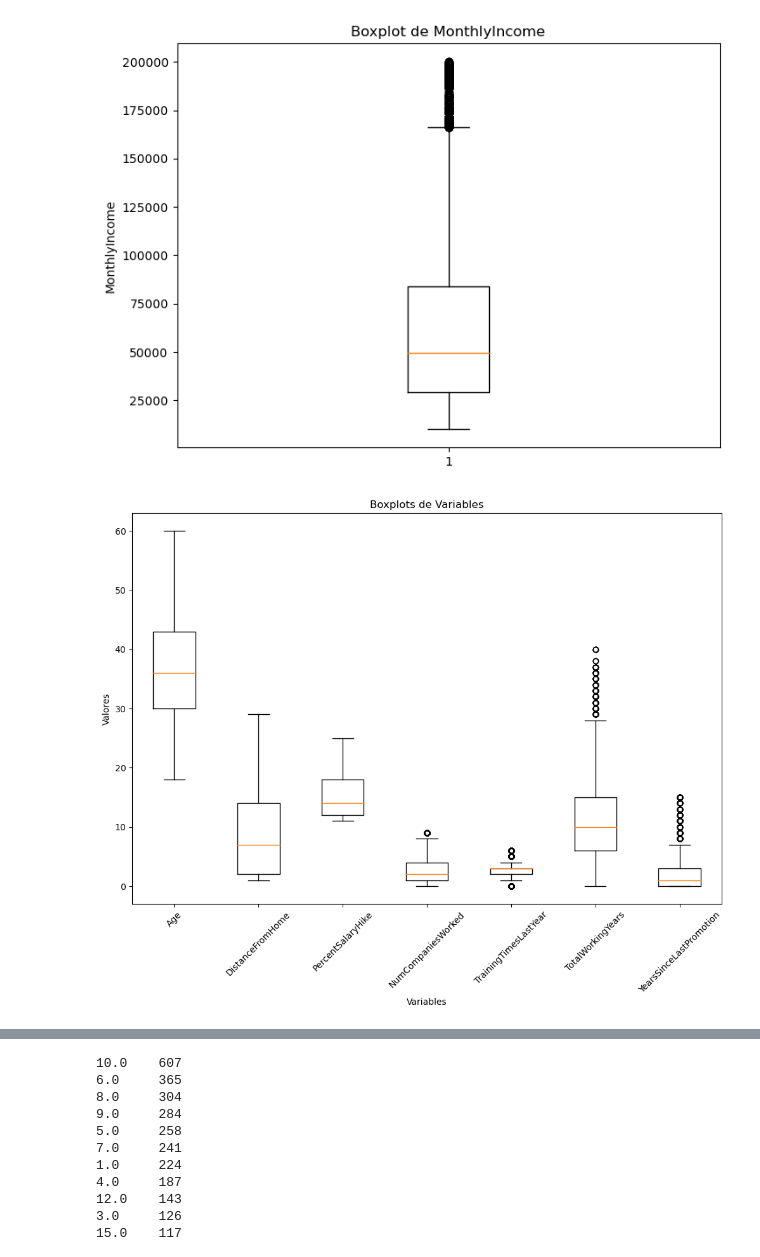
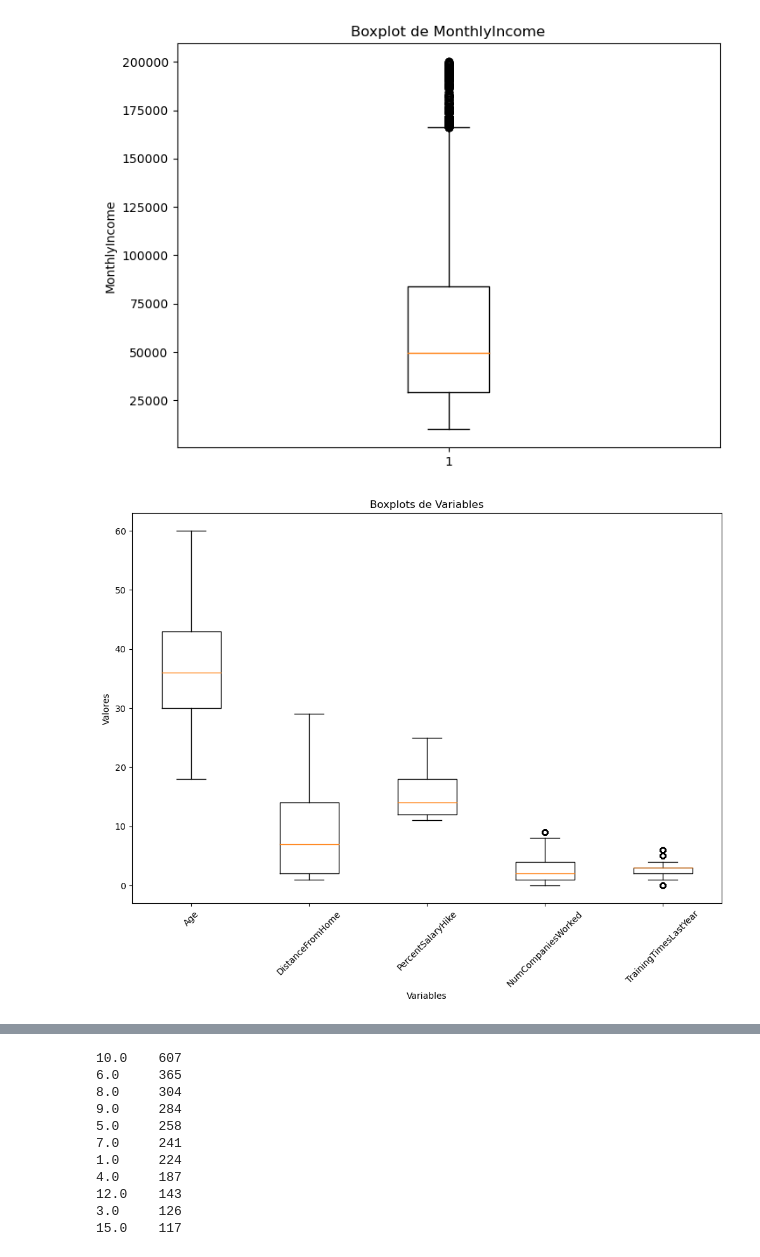
Before and after one commit to andressj1/A-RH, a Jupyter notebook: d_limpieza y transforación.ipynb, the cells around one changed output, grey strips where cells are left out. Drawn from its saved outputs; the diff is of its cells as text; code cells hidden in the pictures.

```diff
--- a/d_limpieza y transforación.ipynb
+++ b/d_limpieza y transforación.ipynb
@@ -16,6 +16,9 @@ df = pd.read_csv("https://raw.githubusercontent.com/andressj1/A-RH/main/Bases/ba
 # %%
 df.drop(["YearsWithCurrManager"], axis=1, inplace=True)
 df.drop(["YearsAtCompany"], axis=1, inplace=True)
+df.drop(["YearsSinceLastPromotion"], axis=1, inplace=True)
+#### Se agrego debido a que tiene el mismo comportamiento que la VO
+df.drop(["retirementType"], axis=1, inplace=True)
 # %% [markdown]
 ## **Tratamiento de atipicos**
 # %% [markdown]
@@ -36,27 +39,26 @@ plt.show()
 # %%
 
 variables = ['Age', 'DistanceFromHome', 'PercentSalaryHike',
-             'NumCompaniesWorked', 'TrainingTimesLastYear', 'TotalWorkingYears',
-            'YearsSinceLastPromotion']
+             'NumCompaniesWorked', 'TrainingTimesLastYear']
 
 # Crear la figura y los ejes
 fig, ax = plt.subplots(figsize=(12, 8))
 
 # Crear los boxplots
 ax.boxplot(df[variables].values, labels=variables)
 
 # Configurar el título y las etiquetas
 ax.set_title('Boxplots de Variables')
 ax.set_xlabel('Variables')
 ax.set_ylabel('Valores')
 
 # Rotar las etiquetas del eje x para una mejor visualización
 plt.xticks(rotation=45)
 
 # Mostrar la imagen
 plt.show()
 # %% [output]
-[figure, old version]
+[figure, new version]
 # %%
 df.info()
 # %% [output]
```
Also changed, not shown: parts of 6 cells of this notebook, 1 other file.
